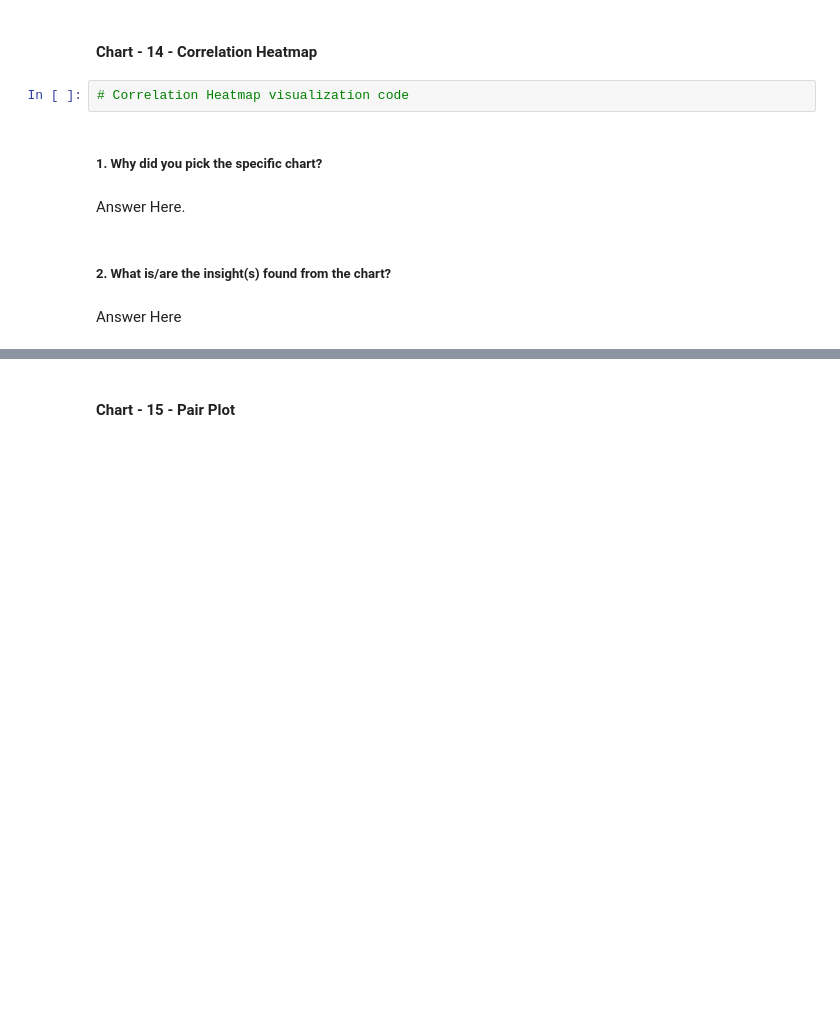
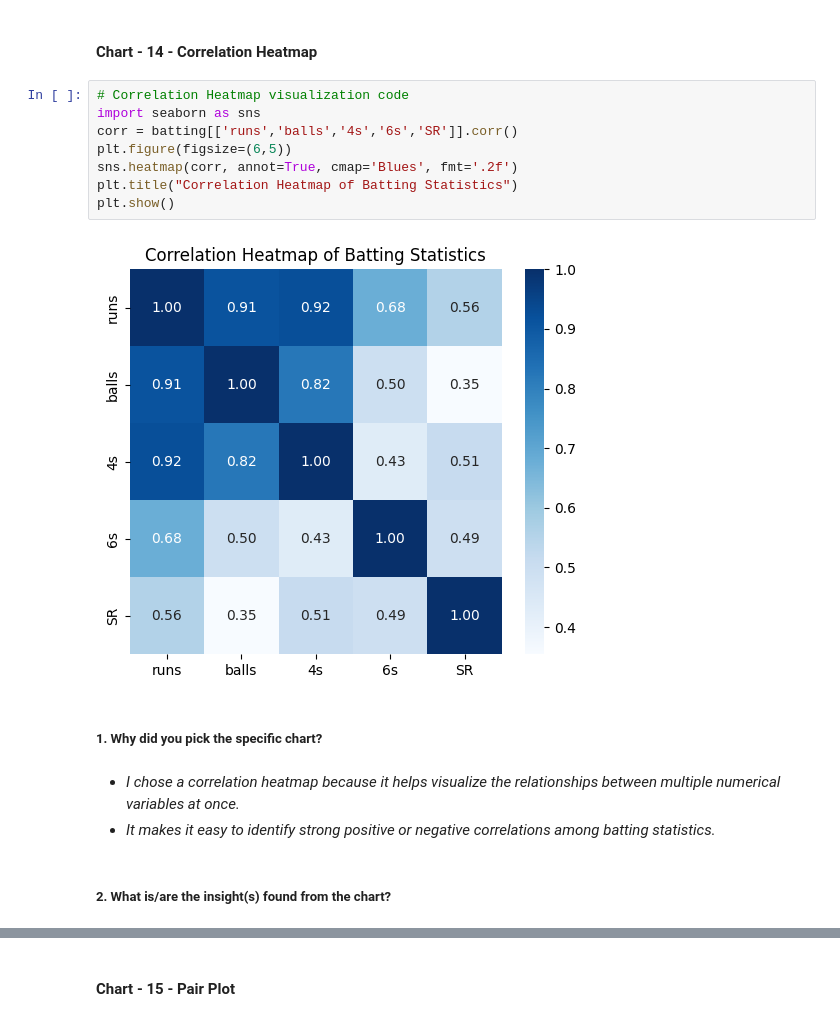
Before and after one commit to GEE2007/WPL-Inaugural-Analytics, a Jupyter notebook: WPL_Inaugural_Analytics.ipynb, the cells around one changed output, grey strips where cells are left out. Drawn from its saved outputs; the diff is of its cells as text; blank space fills up the shorter version.

Commit message:
added correlation analysis, problem statement, and business objective

```diff
--- a/WPL_Inaugural_Analytics.ipynb
+++ b/WPL_Inaugural_Analytics.ipynb
@@ -1190,13 +1191,20 @@ Are there any insights that lead to negative growth? Justify with specific reaso
 * *Such dependence can reduce scoring consistency, particularly on difficult pitches or against disciplined bowling attacks.*
 # %% [markdown]
 #### Chart - 14 - Correlation Heatmap
-# %%
-# Correlation Heatmap visualization code
+# %%
+# Correlation Heatmap visualization code
+import seaborn as sns
+corr = batting[['runs','balls','4s','6s','SR']].corr()
+plt.figure(figsize=(6,5))
+sns.heatmap(corr, annot=True, cmap='Blues', fmt='.2f')
+plt.title("Correlation Heatmap of Batting Statistics")
+plt.show()
+# %% [output]
+[figure, added]
 # %% [markdown]
 ##### 1. Why did you pick the specific chart?
-# %% [markdown]
-Answer Here.
+# %% [markdown]
+* *I chose a correlation heatmap because it helps visualize the relationships between multiple numerical variables at once.*
+* *It makes it easy to identify strong positive or negative correlations among batting statistics.*
 # %% [markdown]
 ##### 2. What is/are the insight(s) found from the chart?
-# %% [markdown]
-Answer Here
```
Also changed, not shown: parts of 18 cells of this notebook.
